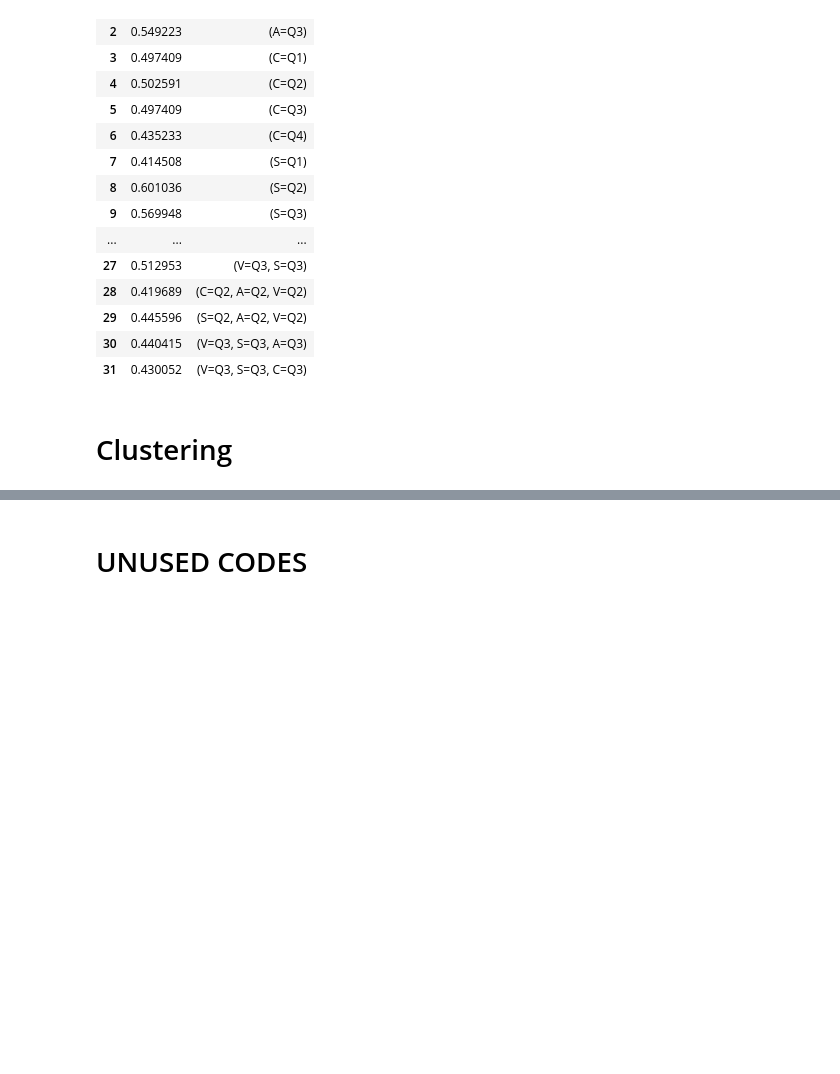
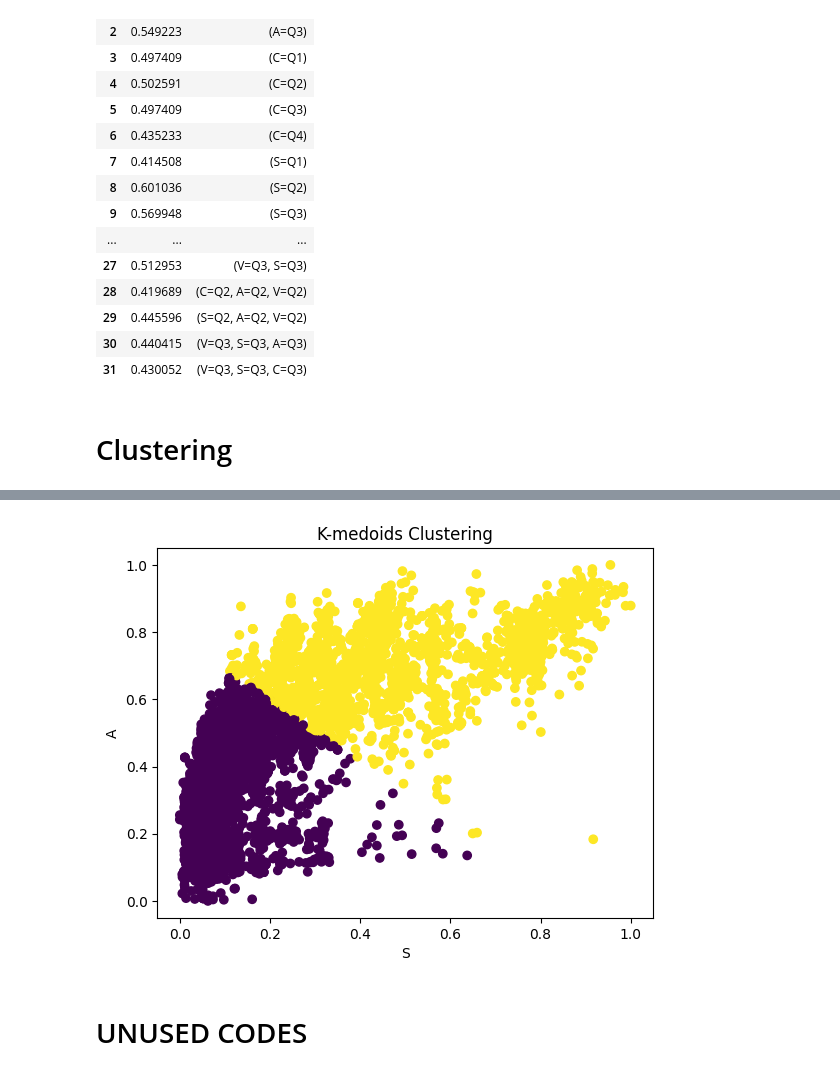
Before and after one commit to Ban-hub/CSE6506-Data_Project, a Jupyter notebook: Test.ipynb, the cells around one changed output, grey strips where cells are left out. Cells and saved outputs as stored; diff of their text form; code cells hidden in the pictures; blank space fills up the shorter version.

```diff
--- a/Test.ipynb
+++ b/Test.ipynb
@@ -388,3 +478,12 @@ frequent_itemsets_apr
+# %%
+# Visualize the clusters (for 2D data only)
+plt.scatter(df['S'], df['A'], c=df['KMedoids'], cmap='viridis')
+plt.xlabel('S')
+plt.ylabel('A')
+plt.title('K-medoids Clustering')
+plt.show()
+# %% [output]
+[figure, added]
 # %% [markdown]
 # UNUSED CODES
 # %%
```
Also changed, not shown: parts of 10 cells of this notebook.
